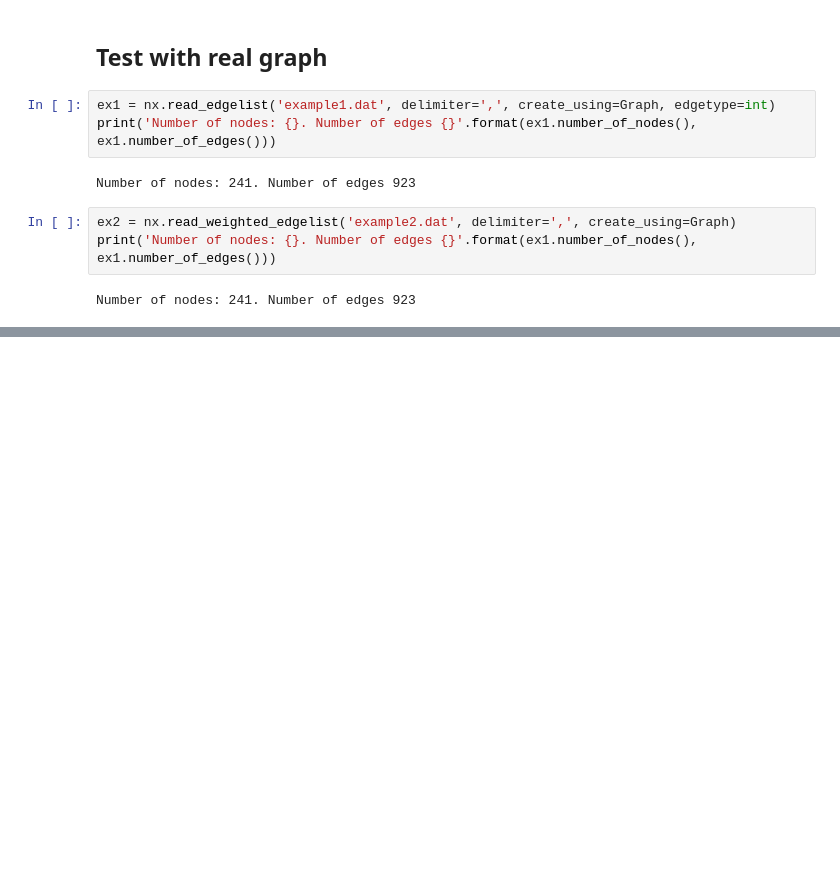
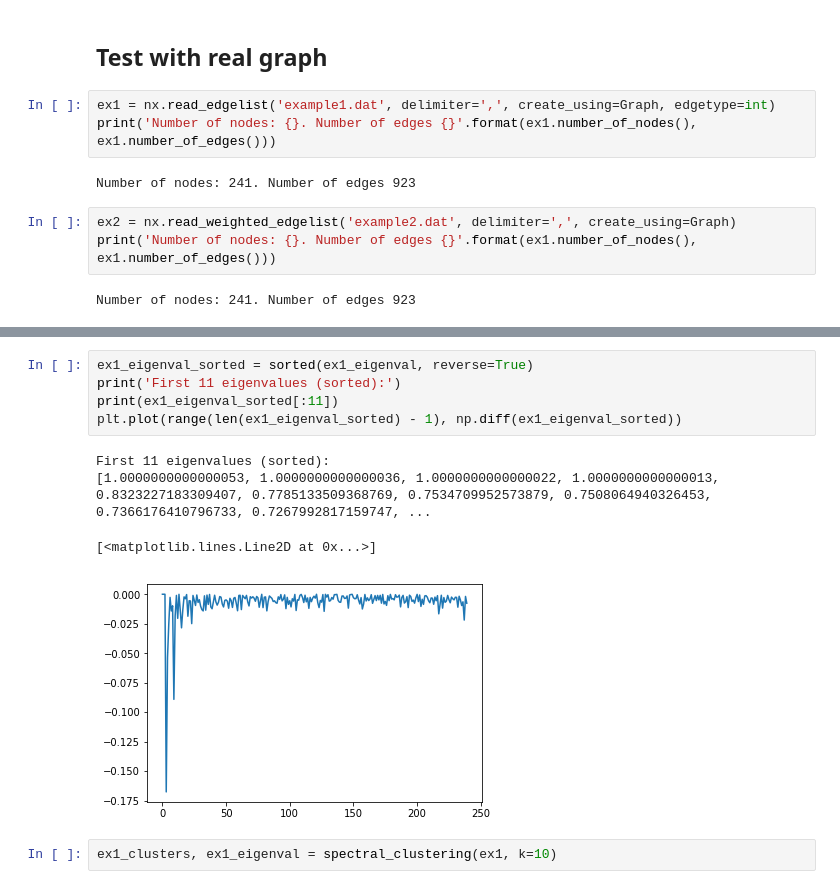
Before and after one commit to gioruffa/ID2222_DataMining_Assignments, a Jupyter notebook: 4_graph_spectra/graph-spectra.ipynb, the cells around one changed output, grey strips where cells are left out. Saved outputs shown, nothing was run; the diff lists cells and outputs as text; blank space fills up the shorter version.

```diff
--- a/4_graph_spectra/graph-spectra.ipynb
+++ b/4_graph_spectra/graph-spectra.ipynb
@@ -253,0 +254,12 @@ draw_compare(ex1, ex1_clusters, node_size=50, with_labels=False)
+# %%
+ex1_eigenval_sorted = sorted(ex1_eigenval, reverse=True)
+print('First 11 eigenvalues (sorted):')
+print(ex1_eigenval_sorted[:11])
+plt.plot(range(len(ex1_eigenval_sorted) - 1), np.diff(ex1_eigenval_sorted))
+# %% [output]
+First 11 eigenvalues (sorted):
+[1.0000000000000053, 1.0000000000000036, 1.0000000000000022, 1.0000000000000013, 0.8323227183309407, 0.7785133509368769, 0.7534709952573879, 0.7508064940326453, 0.7366176410796733, 0.7267992817159747, ...
+[<matplotlib.lines.Line2D at 0x...>]
+[figure, added]
+# %%
+ex1_clusters, ex1_eigenval = spectral_clustering(ex1, k=10)
```
Also changed, not shown: parts of 9 cells of this notebook.
